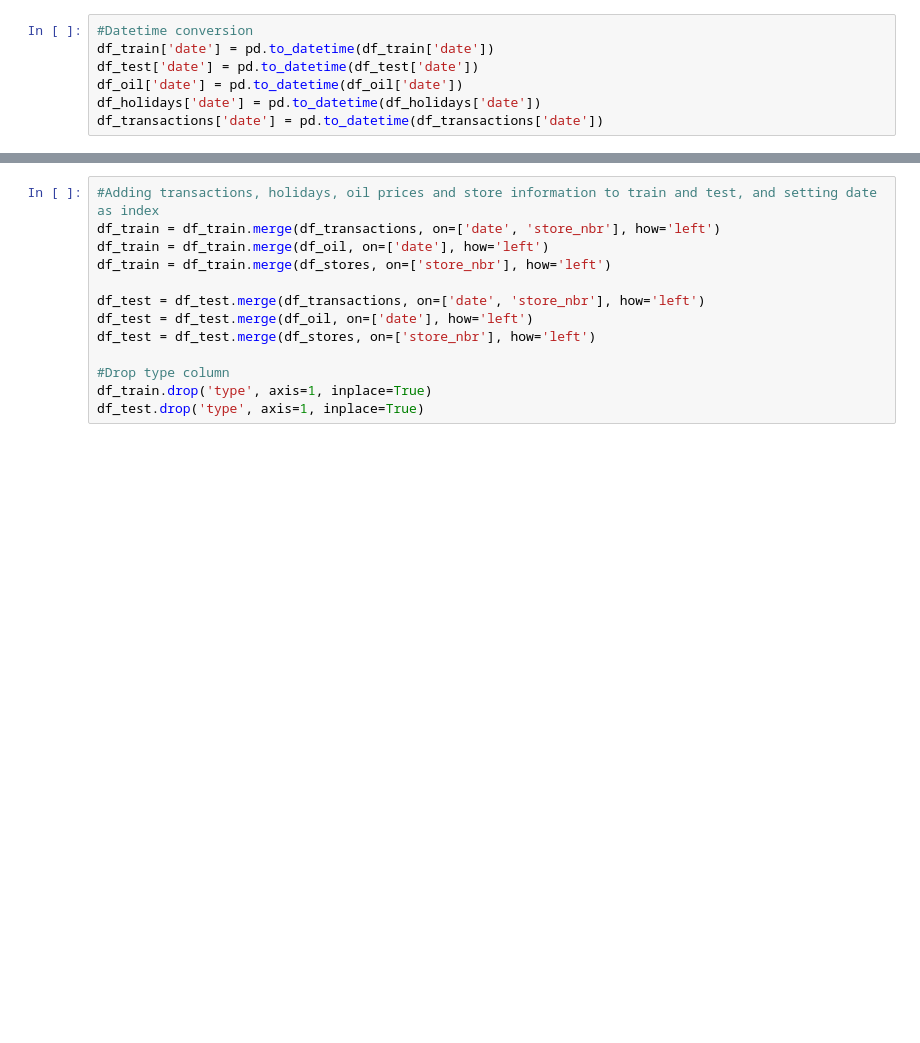
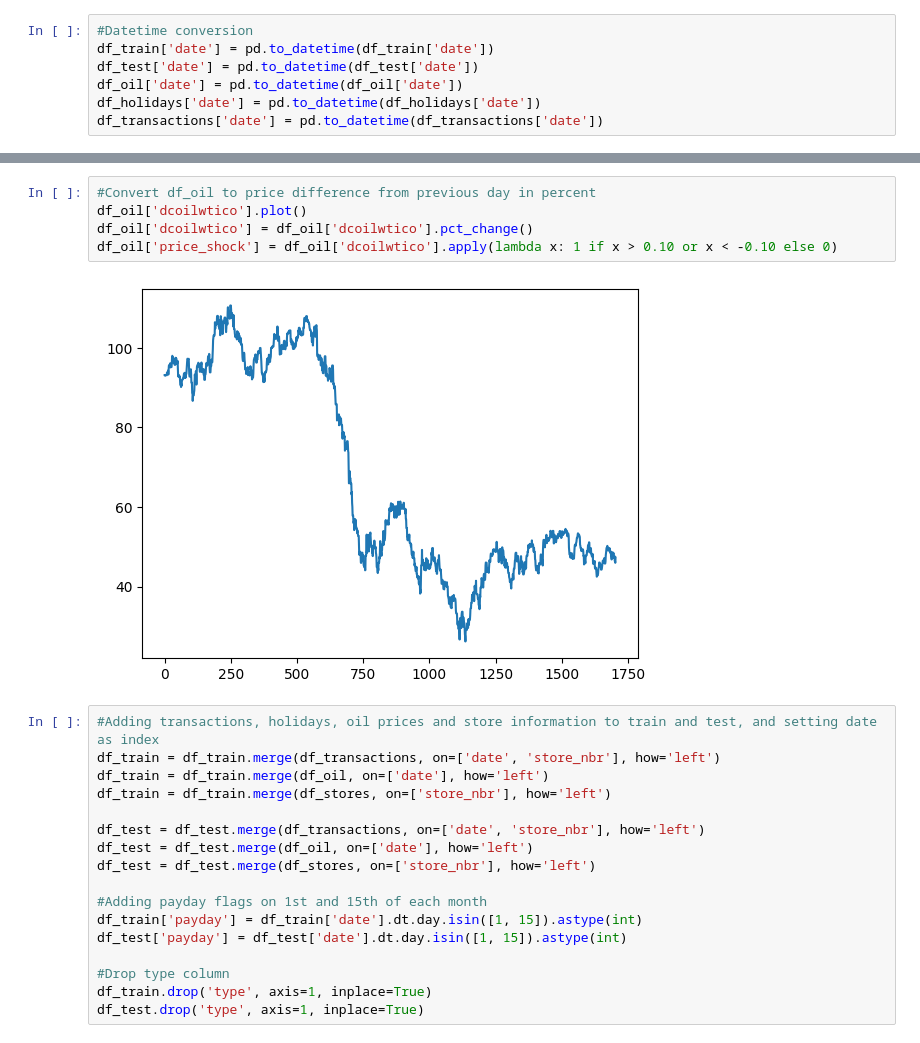
Before and after one commit to michael-fuest/StoreSalesForecasting, a Jupyter notebook: TimeSeries.ipynb, the cells around one changed output, grey strips where cells are left out. Cells and saved outputs as stored; diff of their text form; blank space fills up the shorter version.

```diff
--- a/TimeSeries.ipynb
+++ b/TimeSeries.ipynb
@@ -46,3 +88,10 @@ df_oil['dcoilwtico'] = df_oil['dcoilwtico'].interpolate(method='linear')
+# %%
+#Convert df_oil to price difference from previous day in percent
+df_oil['dcoilwtico'].plot()
+df_oil['dcoilwtico'] = df_oil['dcoilwtico'].pct_change()
+df_oil['price_shock'] = df_oil['dcoilwtico'].apply(lambda x: 1 if x > 0.10 or x < -0.10 else 0)
+# %% [output]
+[figure, added]
 # %%
 #Adding transactions, holidays, oil prices and store information to train and test, and setting date as index
 df_train = df_train.merge(df_transactions, on=['date', 'store_nbr'], how='left')
@@ -53,6 +102,10 @@ df_test = df_test.merge(df_transactions, on=['date', 'store_nbr'], how='left')
 df_test = df_test.merge(df_oil, on=['date'], how='left')
 df_test = df_test.merge(df_stores, on=['store_nbr'], how='left')
 
+#Adding payday flags on 1st and 15th of each month
+df_train['payday'] = df_train['date'].dt.day.isin([1, 15]).astype(int)
+df_test['payday'] = df_test['date'].dt.day.isin([1, 15]).astype(int)
+
 #Drop type column
 df_train.drop('type', axis=1, inplace=True)
 df_test.drop('type', axis=1, inplace=True)
```
Also changed, not shown: parts of 25 cells of this notebook, 3 other files.
